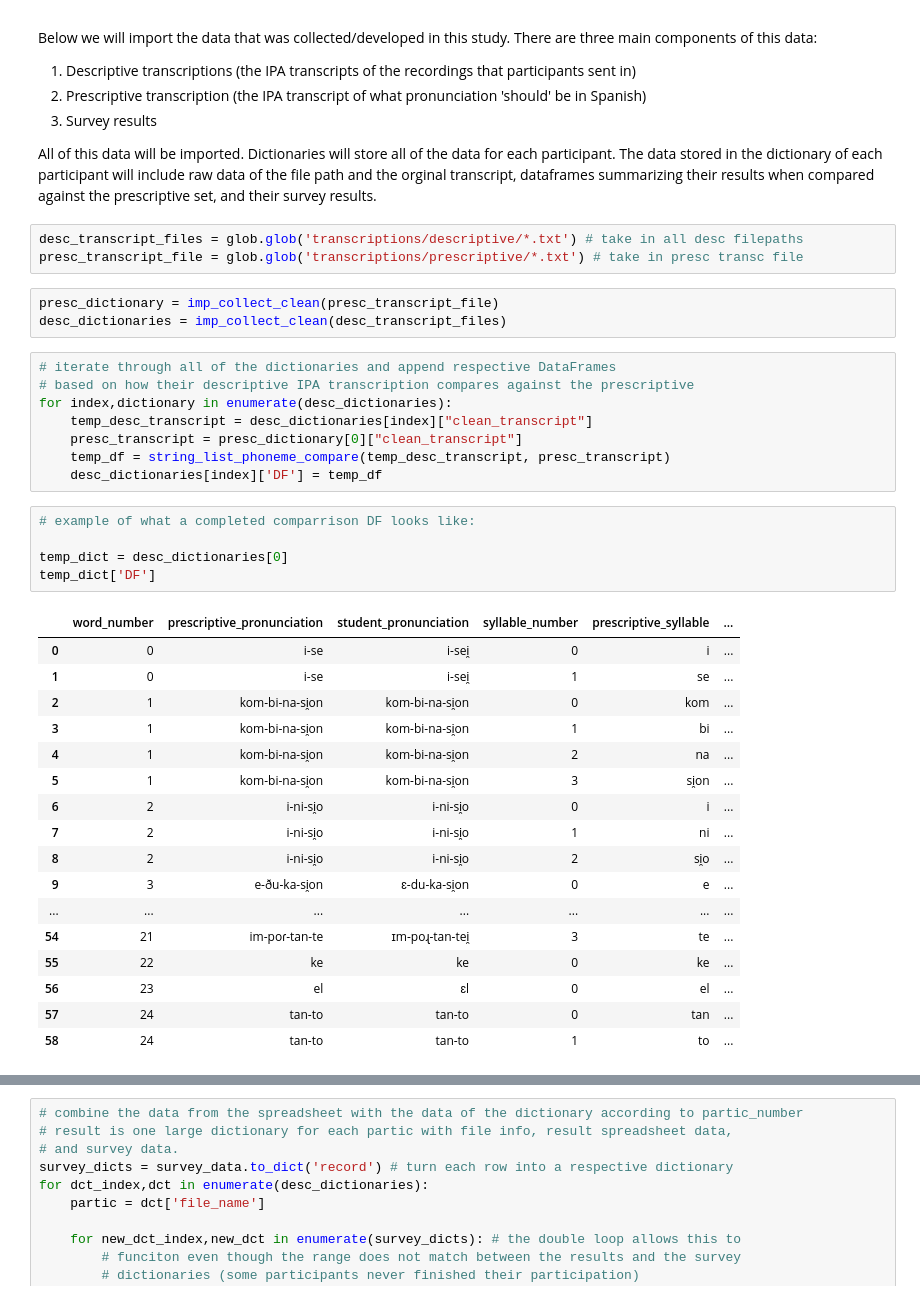
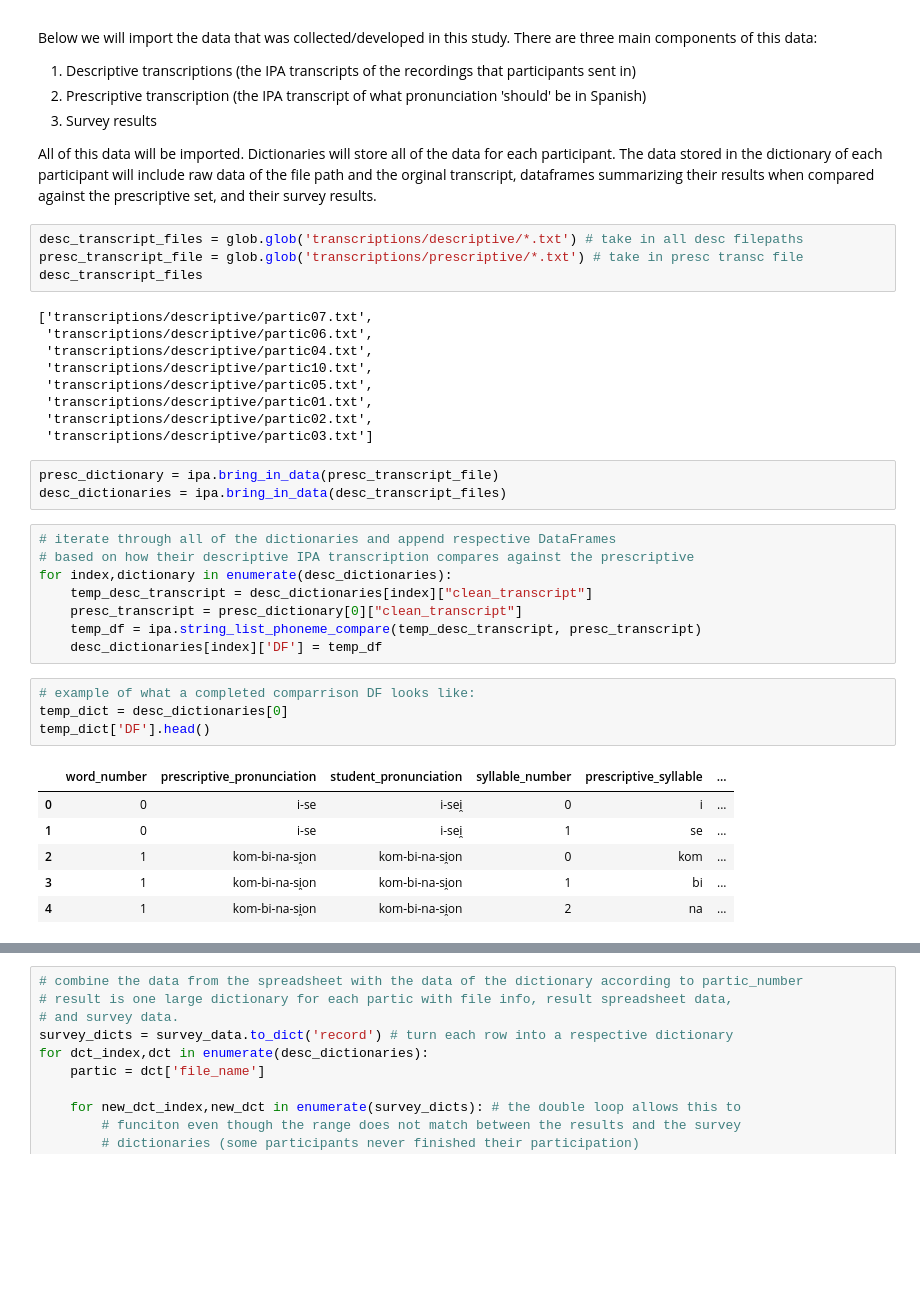
Before and after one commit to djdebonis/IPA_vowel_compare, a Jupyter notebook: vowel_analysis.ipynb, the cells around one changed output, grey strips where cells are left out. Drawn from its saved outputs; the diff is of its cells as text; blank space fills up the shorter version.

```diff
--- a/vowel_analysis.ipynb
+++ b/vowel_analysis.ipynb
@@ -28,39 +42,37 @@ All of this data will be imported. Dictionaries will store all of the data for e
 # %%
 desc_transcript_files = glob.glob('transcriptions/descriptive/*.txt') # take in all desc filepaths
 presc_transcript_file = glob.glob('transcriptions/prescriptive/*.txt') # take in presc transc file
+desc_transcript_files
+# %% [output]
+['transcriptions/descriptive/partic07.txt',
+ 'transcriptions/descriptive/partic06.txt',
+ 'transcriptions/descriptive/partic04.txt',
+ 'transcriptions/descriptive/partic10.txt',
+ 'transcriptions/descriptive/partic05.txt',
+ 'transcriptions/descriptive/partic01.txt',
+ 'transcriptions/descriptive/partic02.txt',
+ 'transcriptions/descriptive/partic03.txt']
 # %%
-presc_dictionary = imp_collect_clean(presc_transcript_file)
-desc_dictionaries = imp_collect_clean(desc_transcript_files)
+presc_dictionary = ipa.bring_in_data(presc_transcript_file)
+desc_dictionaries = ipa.bring_in_data(desc_transcript_files)
 # %%
 # iterate through all of the dictionaries and append respective DataFrames
 # based on how their descriptive IPA transcription compares against the prescriptive
 for index,dictionary in enumerate(desc_dictionaries):
     temp_desc_transcript = desc_dictionaries[index]["clean_transcript"]
     presc_transcript = presc_dictionary[0]["clean_transcript"]
-    temp_df = string_list_phoneme_compare(temp_desc_transcript, presc_transcript)
+    temp_df = ipa.string_list_phoneme_compare(temp_desc_transcript, presc_transcript)
     desc_dictionaries[index]['DF'] = temp_df
 # %%
 # example of what a completed comparrison DF looks like:
-
 temp_dict = desc_dictionaries[0]
-temp_dict['DF']
+temp_dict['DF'].head()
 # %% [output]
 |  | word_number | prescriptive_pronunciation | student_pronunciation | syllable_number | prescriptive_syllable | ... |
 | 0 | 0 | i-se | i-sei̯ | 0 | i | ... |
 | 1 | 0 | i-se | i-sei̯ | 1 | se | ... |
 | 2 | 1 | kom-bi-na-si̯on | kom-bi-na-si̯on | 0 | kom | ... |
 | 3 | 1 | kom-bi-na-si̯on | kom-bi-na-si̯on | 1 | bi | ... |
 | 4 | 1 | kom-bi-na-si̯on | kom-bi-na-si̯on | 2 | na | ... |
-| 5 | 1 | kom-bi-na-si̯on | kom-bi-na-si̯on | 3 | si̯on | ... |
-| 6 | 2 | i-ni-si̯o | i-ni-si̯o | 0 | i | ... |
-| 7 | 2 | i-ni-si̯o | i-ni-si̯o | 1 | ni | ... |
-| 8 | 2 | i-ni-si̯o | i-ni-si̯o | 2 | si̯o | ... |
-| 9 | 3 | e-ðu-ka-si̯on | ɛ-du-ka-si̯on | 0 | e | ... |
-| ... | ... | ... | ... | ... | ... | ... |
-| 54 | 21 | im-poɾ-tan-te | ɪm-poɻ-tan-tei̯ | 3 | te | ... |
-| 55 | 22 | ke | ke | 0 | ke | ... |
-| 56 | 23 | el | ɛl | 0 | el | ... |
-| 57 | 24 | tan-to | tan-to | 0 | tan | ... |
-| 58 | 24 | tan-to | tan-to | 1 | to | ... |
 # %%
 survey_data = pd.read_csv("survey_data.csv") # import the data from the survey
```
Also changed, not shown: parts of 15 cells of this notebook, 1 other file.
